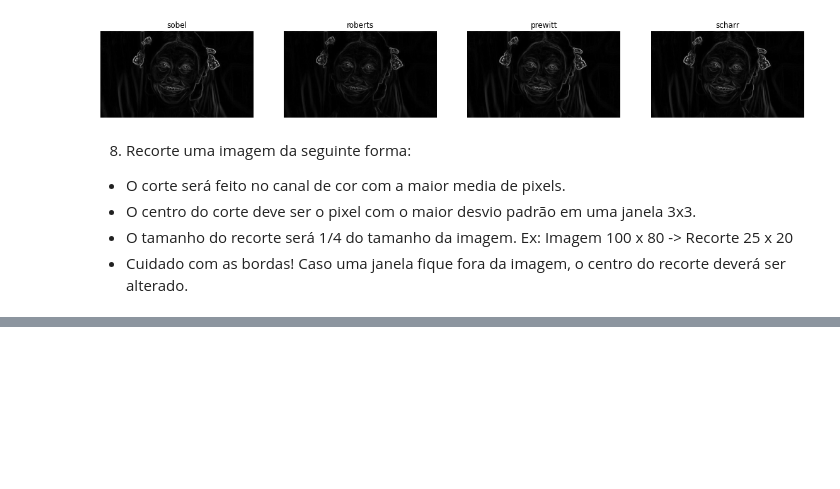
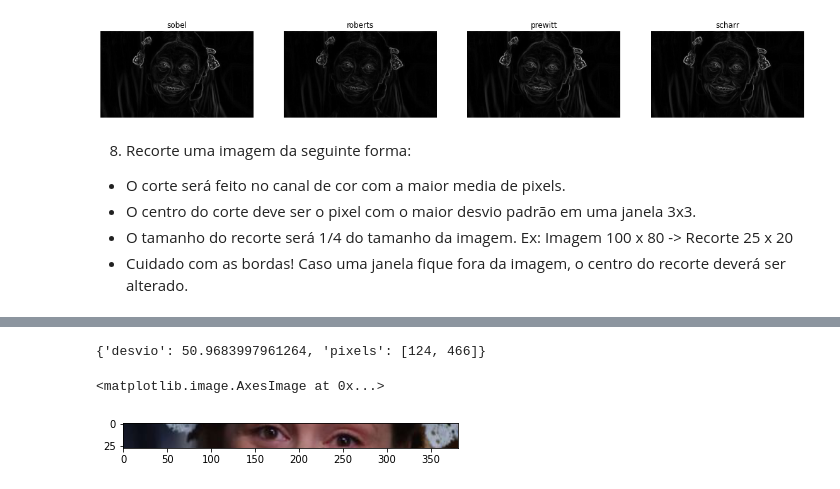
Before and after one commit to mthsvct/TopicosVisao, a Jupyter notebook: atvs/atv1/trabalho.ipynb, the cells around one changed output, grey strips where cells are left out. Cells and saved outputs as stored; diff of their text form; code cells hidden in the pictures; blank space fills up the shorter version.

```diff
--- a/atvs/atv1/trabalho.ipynb
+++ b/atvs/atv1/trabalho.ipynb
@@ -242,0 +282,20 @@ maior = mediaMaior(imagem)
+# %%
+desvio = janelas3x3(imagem, maior)
+desvio
+# %% [output]
+{'desvio': 50.9683997961264, 'pixels': [124, 466]}
+# %%
+tamanho = [ imagem.shape[0] // 4, imagem.shape[1] // 4 ]
+#print(f'Redimensionado: {tamanho} \nOriginal: {imagem.shape}')
+# %%
+desvio = int(imagem.std())
+# %%
+plt.imshow(
+    imagem[
+        desvio['pixels'][0]:tamanho[1],
+        tamanho[0]:desvio['pixels'][1]
+    ]
+)
+# %% [output]
+<matplotlib.image.AxesImage at 0x...>
+[figure, added]
```
Also changed, not shown: parts of 4 cells of this notebook, 1 other file.
